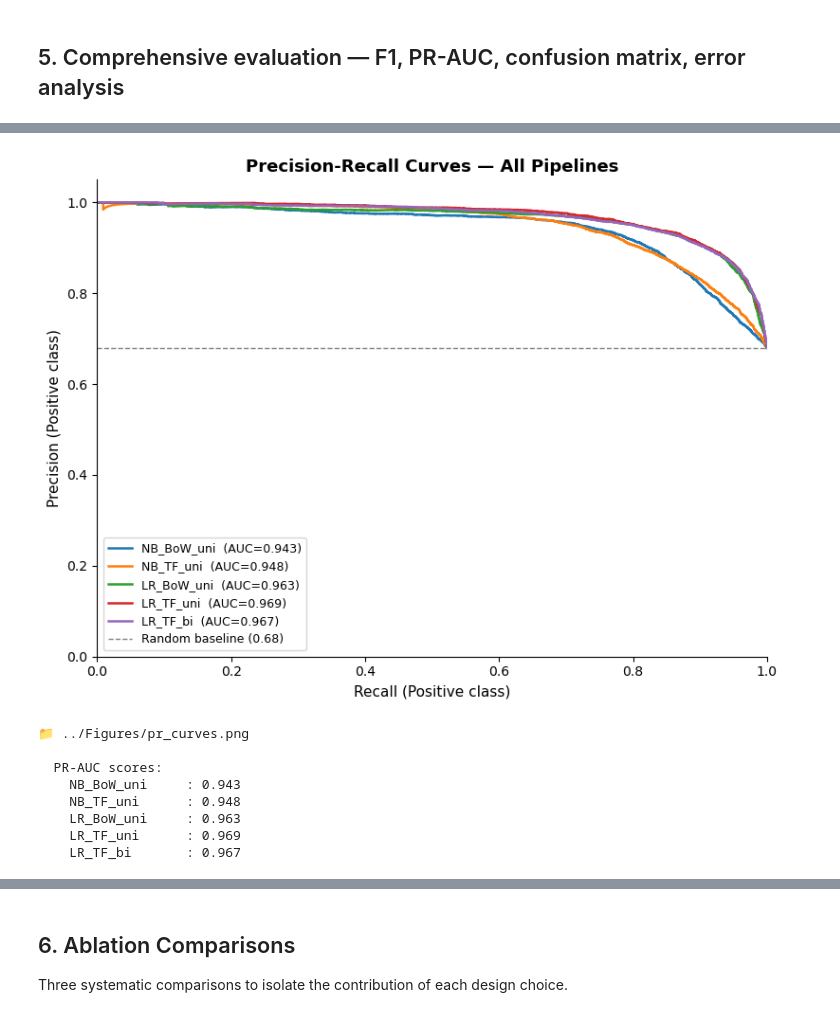
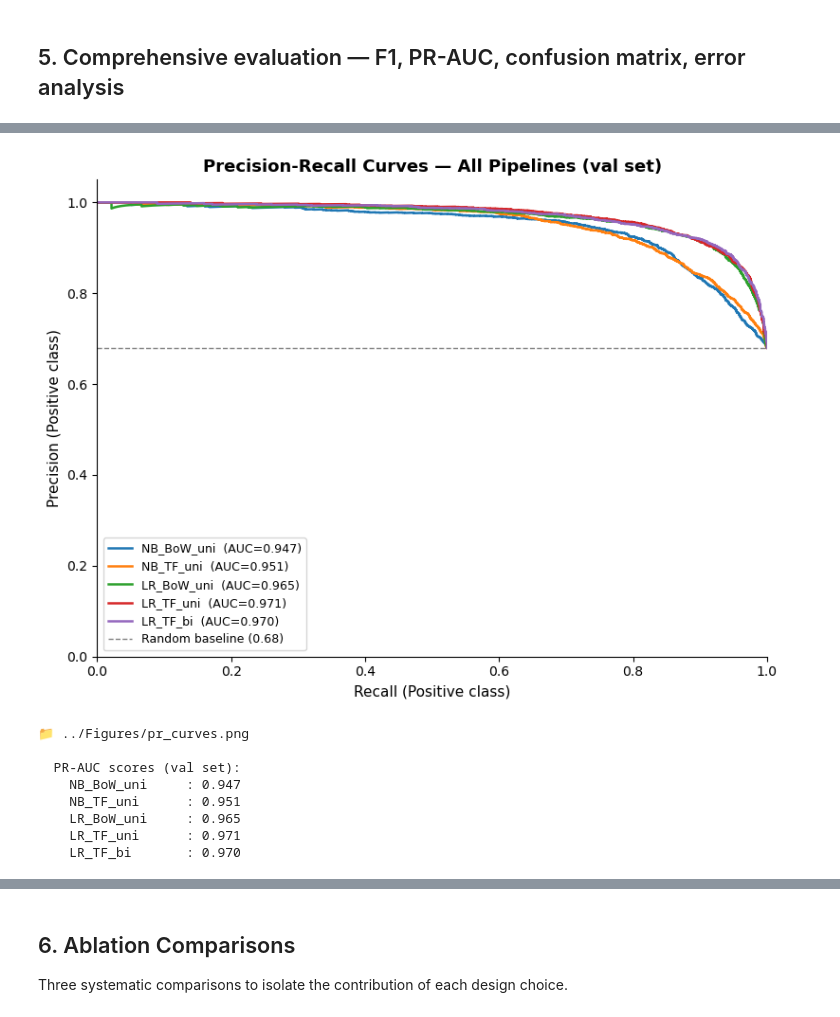
Before and after one commit to Jannik-m12/sentiment_analysis_spofify_reviews, a Jupyter notebook: Notebooks/03_Baseline_Modeling.ipynb, the cells around one changed output, grey strips where cells are left out. Saved outputs shown, nothing was run; the diff lists cells and outputs as text; code cells hidden in the pictures.

```diff
--- a/Notebooks/03_Baseline_Modeling.ipynb
+++ b/Notebooks/03_Baseline_Modeling.ipynb
@@ -285,0 +224,25 @@ print('  ✅ Stratification preserved class ratio. random_state=42 fixed for rep
+# %%
+# ── Step 6: Lemmatisation ─────────────────────────────────────────────────────
+df_binary['lemmas'] = df_binary['cleaned'].apply(
+    lambda t: lemmatize_review(t, capitalization_map)
+)
+
+# ── Leakage audit summary ─────────────────────────────────────────────────────
+print('=' * 70)
+print('🔒 Leakage Audit — Operation Order')
+print('=' * 70)
+audit_rows = [
+    ('preprocess_text()',          'Full corpus',   'Stateless (regex only)',              '✅ Safe'),
+    ('VADER label generation',     'Full corpus',   'Fixed external lexicon',              '✅ Safe'),
+    ('train_test_split() ×2',      '—',             'Stratified 70/10/20, seed=SEED',      '✅ Split boundary'),
+    ('build_capitalization_map()', 'Train only',    'Corpus-scan — train-only',            '✅ Fixed'),
+    ('lemmatize_review()',         'All rows',      'Row-independent given fixed cap map',  '✅ Safe'),
+    ('CountVectorizer.fit()',      'Train only',    'Inside sklearn Pipeline',             '✅ Safe'),
+    ('TfidfVectorizer.fit()',      'Train only',    'Inside sklearn Pipeline',             '✅ Safe'),
+    ('TextBlob / VADER features',  'All rows',      'Fixed external lexicons',             '✅ Safe'),
+    ('Final test evaluation',      'Test only once','After best model selected on val',     '✅ Safe'),
+]
+print(f'  {"Operation":<32} {"Applied to":<16} {"Why":<42} {"Status"}')
+print('  ' + '─' * 102)
+for op, scope, reason, status in audit_rows:
+    print(f'  {op:<32} {scope:<16} {reason:<42} {status}')
@@ -443,19 +525,23 @@ from sklearn.feature_extraction.text import CountVectorizer, TfidfVectorizer
 CUSTOM_STOP = list(stop_words_filtered)
 
 texts_train = df_binary.loc[idx_train, 'cleaned'].values
+texts_val   = df_binary.loc[idx_val,   'cleaned'].values
 texts_test  = df_binary.loc[idx_test,  'cleaned'].values
 y_tr        = y_train
+y_va        = y_val
 y_te        = y_test
 
 print('=' * 60)
 print('✅ Step 4 Setup')
 print('=' * 60)
 print(f'  texts_train shape : {texts_train.shape}')
+print(f'  texts_val   shape : {texts_val.shape}')
 print(f'  texts_test  shape : {texts_test.shape}')
 print(f'  y_tr  distribution: Neg={(y_tr==0).sum()}, Pos={(y_tr==1).sum()}')
+print(f'  y_va  distribution: Neg={(y_va==0).sum()}, Pos={(y_va==1).sum()}')
 print(f'  y_te  distribution: Neg={(y_te==0).sum()}, Pos={(y_te==1).sum()}')
 print(f'  CUSTOM_STOP size  : {len(CUSTOM_STOP)} tokens')
-print(f'  Vectorisers       : CountVectorizer, TfidfVectorizer  ✅')
+print(f'  Vectorisers fit on train only via sklearn Pipeline  ✅')
 # %% [output]
 ============================================================
 ✅ Step 4 Setup
@@ -606,40 +733,40 @@ weighted avg       0.87      0.86      0.86     10185
 📁 ../Figures/pipeline_confusion_matrices.png
 # %%
-# ── Step 5d: Precision-Recall AUC ────────────────────────────────────────────
+# ── Step 5d: Precision-Recall AUC — val set (all models) ─────────────────────
 fig, ax = plt.subplots(figsize=(8, 6))
 colors  = ['#1f77b4','#ff7f0e','#2ca02c','#d62728','#9467bd']
 
 pr_auc_scores = {}
 for (key, r), color in zip(grid_results.items(), colors):
-    if r['y_prob'] is not None:
-        prec, rec, _ = precision_recall_curve(y_te, r['y_prob'], pos_label=1)
+    if r['y_prob_val'] is not None:
+        prec, rec, _ = precision_recall_curve(y_va, r['y_prob_val'], pos_label=1)
         pr_auc = auc(rec, prec)
         pr_auc_scores[key] = pr_auc
         ax.plot(rec, prec, label=f'{key}  (AUC={pr_auc:.3f})', color=color, linewidth=1.8)
 
-baseline = y_te.sum() / len(y_te)
+baseline = y_va.sum() / len(y_va)
 ax.axhline(baseline, color='grey', linestyle='--', linewidth=1, label=f'Random baseline ({baseline:.2f})')
 ax.set_xlabel('Recall (Positive class)', fontsize=11)
 ax.set_ylabel('Precision (Positive class)', fontsize=11)
-ax.set_title('Precision-Recall Curves — All Pipelines', fontsize=13, fontweight='bold')
+ax.set_title('Precision-Recall Curves — All Pipelines (val set)', fontsize=13, fontweight='bold')
 ax.legend(fontsize=9); ax.set_xlim(0,1); ax.set_ylim(0,1.05)
 ax.spines[['top','right']].set_visible(False)
 plt.tight_layout()
 plt.savefig('../Figures/pr_curves.png', dpi=150, bbox_inches='tight')
 plt.show()
 print('📁 ../Figures/pr_curves.png')
 
-print('\n  PR-AUC scores:')
+print('\n  PR-AUC scores (val set):')
 for k, v in pr_auc_scores.items():
     print(f'    {k:<15}: {v:.3f}')
 # %% [output]
-[figure, old version]
+[figure, new version]
 📁 ../Figures/pr_curves.png
 
-  PR-AUC scores:
-    NB_BoW_uni     : 0.943
-    NB_TF_uni      : 0.948
-    LR_BoW_uni     : 0.963
-    LR_TF_uni      : 0.969
-    LR_TF_bi       : 0.967
+  PR-AUC scores (val set):
+    NB_BoW_uni     : 0.947
+    NB_TF_uni      : 0.951
+    LR_BoW_uni     : 0.965
+    LR_TF_uni      : 0.971
+    LR_TF_bi       : 0.970
 # %%
```
Also changed, not shown: parts of 27 cells of this notebook, 5 other files.
